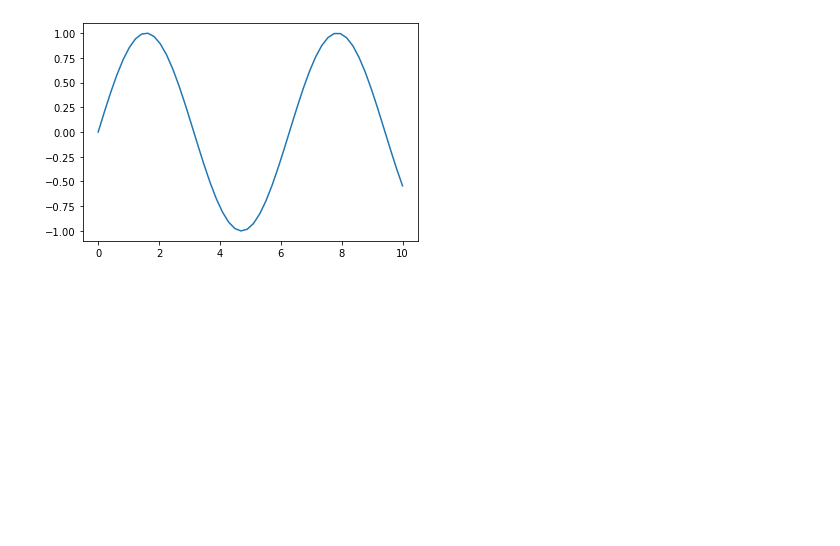
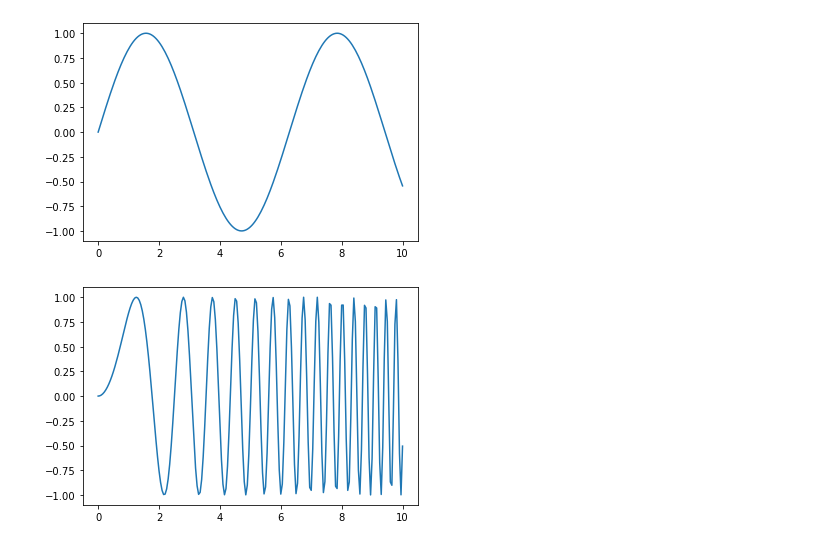
Before and after one commit to coramthomas/bads-repo, a Jupyter notebook: SinPlot.ipynb, the cells around one changed output. Saved outputs shown, nothing was run; the diff lists cells and outputs as text; code cells hidden in the pictures; blank space fills up the shorter version.

```diff
--- a/SinPlot.ipynb
+++ b/SinPlot.ipynb
@@ -4,7 +4,11 @@ import matplotlib.pyplot as plt
 
 %matplotlib inline
 
-x = np.linspace(0,10)
+x = np.linspace(0,10,201)
 plt.plot(x,np.sin(x));
 # %% [output]
 [figure]
+# %%
+plt.plot(x,np.sin(x**2));
+# %% [output]
+[figure, added]
```
